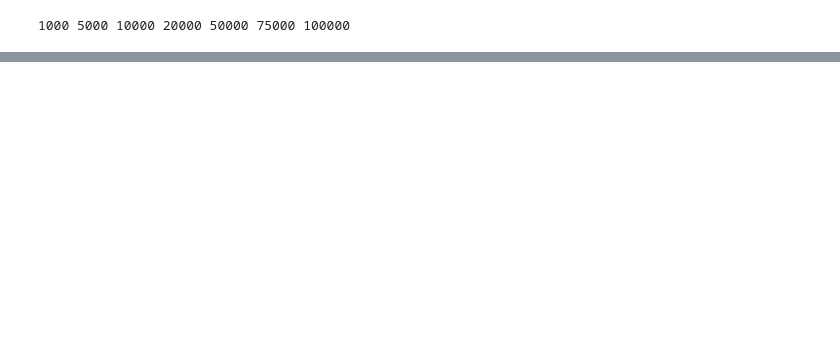
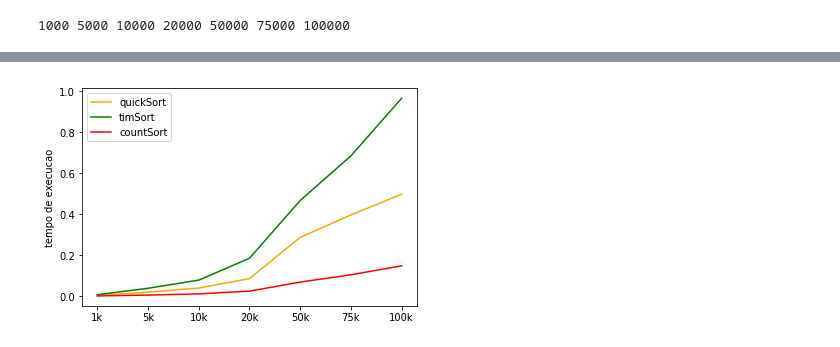
Before and after one commit to OtacilioN/analise-de-algoritmos, a Jupyter notebook: analise.ipynb, the cells around one changed output, grey strips where cells are left out. Cells and saved outputs as stored; diff of their text form; code cells hidden in the pictures; blank space fills up the shorter version.

```diff
--- a/analise.ipynb
+++ b/analise.ipynb
@@ -52,0 +246,9 @@ print(tempo_decorrido_insertion, "segundos")
+# %%
+plt.plot(["1k", "5k", "10k", "20k", "50k", "75k", "100k"],tempos_quick, label='quickSort', color="orange")
+plt.plot(tempos_tim, label='timSort', color="green")
+plt.plot(tempos_count, label='countSort', color="red")
+plt.ylabel('tempo de execucao')
+plt.legend()
+plt.show()
+# %% [output]
+[figure, added]
```
Also changed, not shown: parts of 22 cells of this notebook.
